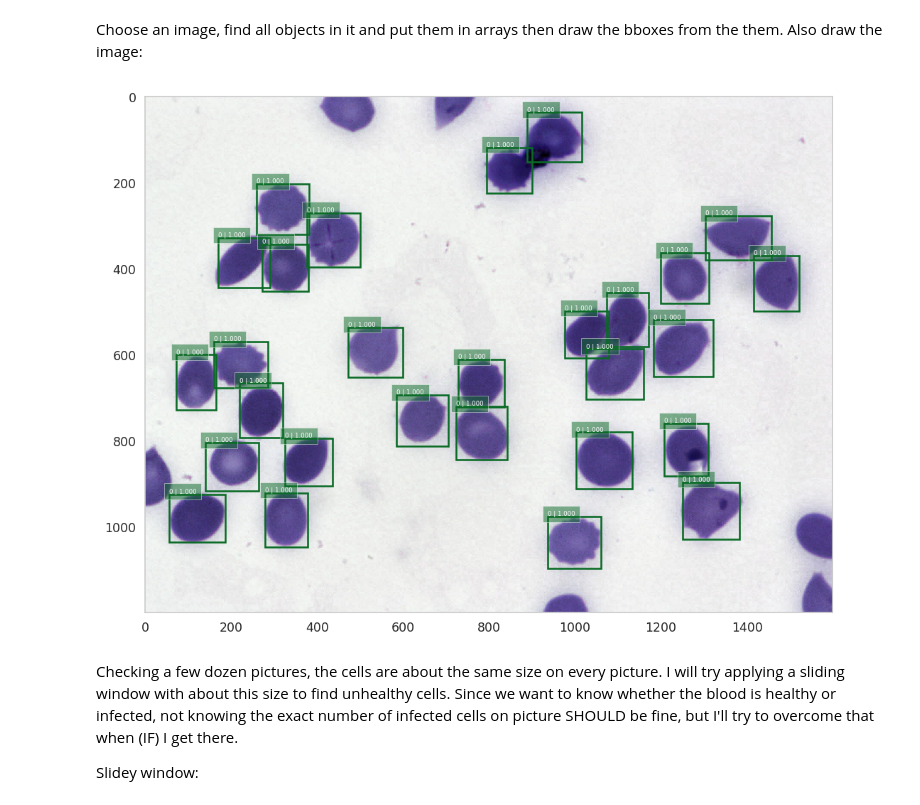
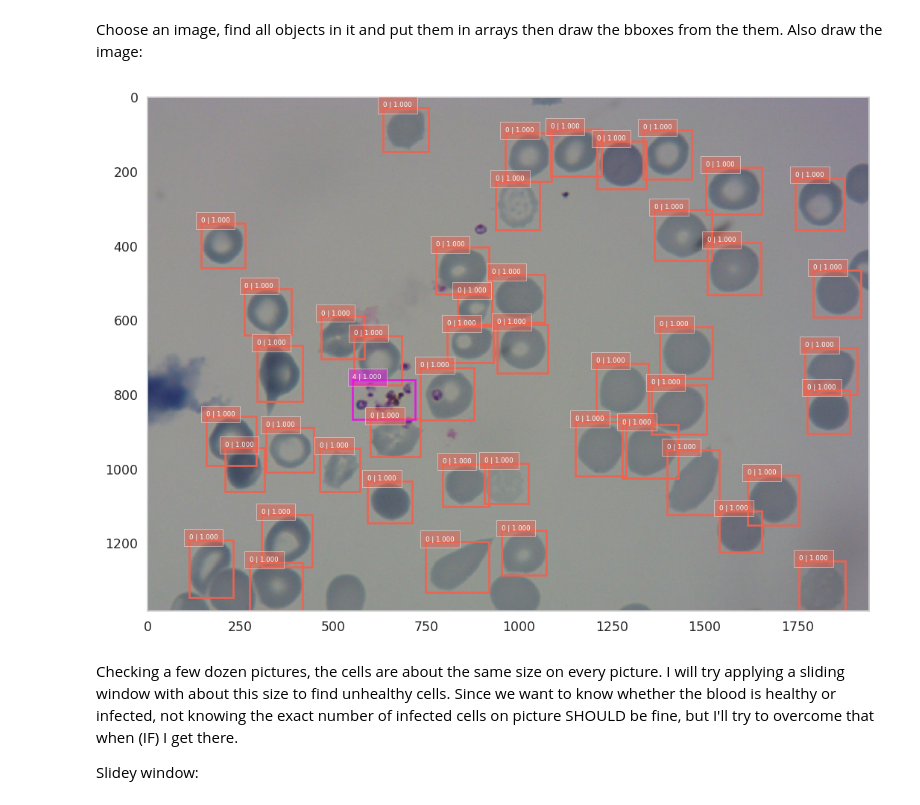
Before and after one commit to Lasulux/Midterm_Project, a Jupyter notebook: Malaria.ipynb, the cells around one changed output. Drawn from its saved outputs; the diff is of its cells as text; code cells hidden in the pictures.

```diff
--- a/Malaria.ipynb
+++ b/Malaria.ipynb
@@ -129,29 +141,29 @@ test_df.sample(5)
 # %% [markdown]
 Choose an image, find all objects in it and put them in arrays then draw the bboxes from the them. Also draw the image:
 # %%
-test_row = train_df.iloc[10]
+test_row = test_df.iloc[3]
 def show_image_boxes(in_row, ax=None):
     c_img = imread('drive/My Drive/malaria-bounding-boxes/malaria/malaria/' + in_row['path'])
     lab_img = np.zeros((c_img.shape[0], c_img.shape[1]), dtype='int')
     classes=[]
     scores=[]
     bboxes=[]
     for c_obj in in_row['objects']:
         bbx1 = c_obj['bounding_box']['minimum']['r']/lab_img.shape[0]
         bby1 = c_obj['bounding_box']['minimum']['c']/lab_img.shape[1]
         bbx2 = c_obj['bounding_box']['maximum']['r']/lab_img.shape[0]
         bby2 = c_obj['bounding_box']['maximum']['c']/lab_img.shape[1]
         classes.append(cat_to_num(c_obj['category']))
         scores.append(1.00)
         bboxes.append([bbx1,bby1,bbx2,bby2])
     bboxes=np.array(bboxes)
     classes=np.array(classes)
     scores=np.array(scores)
     bboxes=np.reshape(bboxes,(-1,4))
     plt_bboxes(c_img, classes, scores, bboxes)
 show_image_boxes(test_row)
 # %% [output]
-[figure, old version]
+[figure, new version]
 # %% [markdown]
 Checking a few dozen pictures, the cells are about the same size on every picture. I will try applying a sliding window with about this size to find unhealthy cells. Since we want to know whether the blood is healthy or infected, not knowing the exact number of infected cells on picture SHOULD be fine, but I'll try to overcome that when (IF) I get there.
 
```
Also changed, not shown: parts of 12 cells of this notebook.
